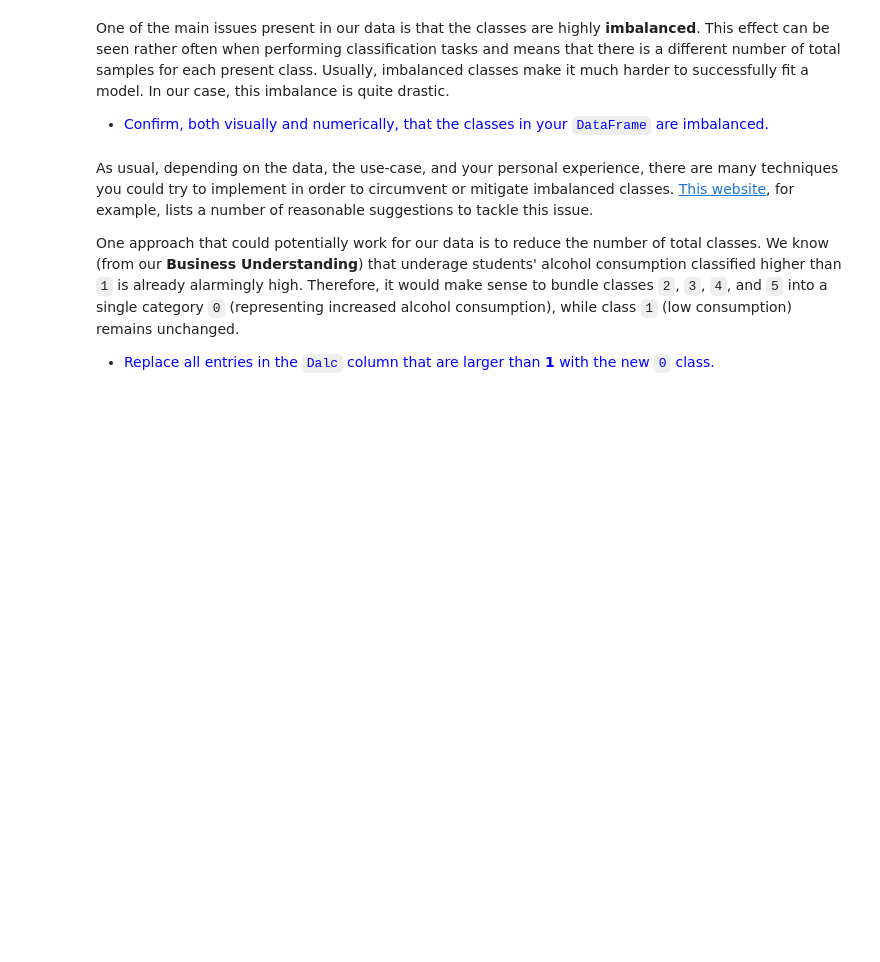
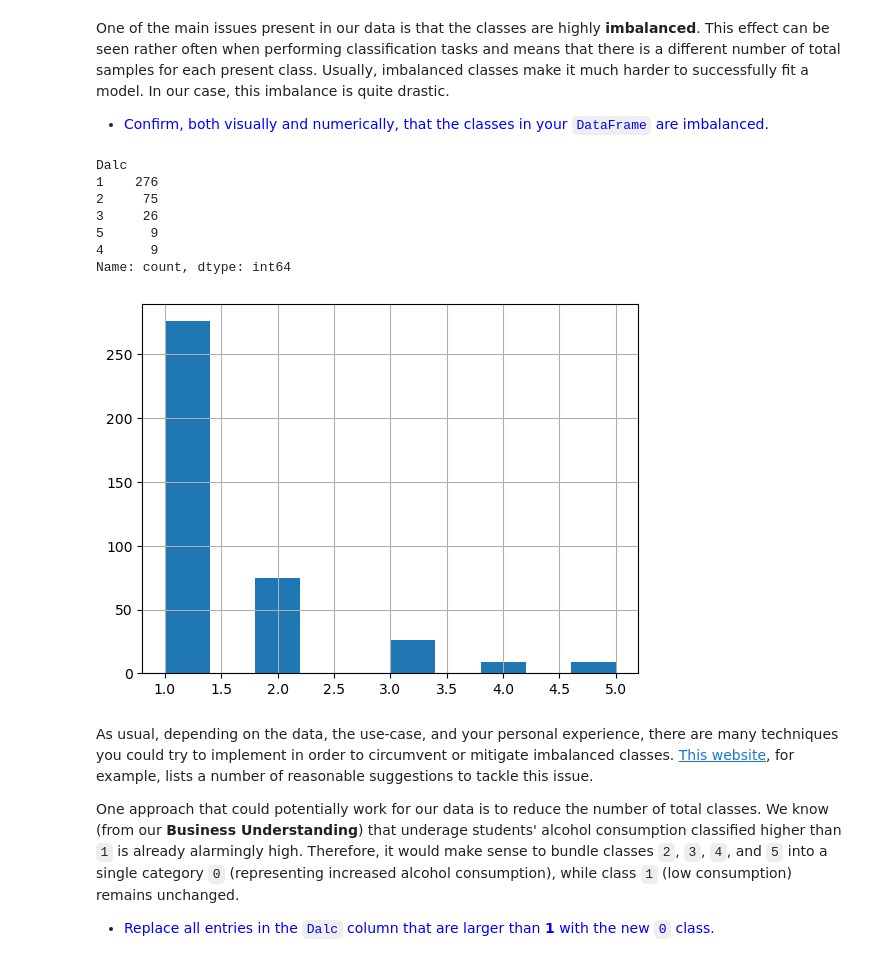
Before and after one commit to osama-alk/DeepLearningInMachineVis-Exercises, a Jupyter notebook: Machine Learning 101/03d_ML_101_P2_Ex.ipynb, the cells around one changed output. Drawn from its saved outputs; the diff is of its cells as text; code cells hidden in the pictures; blank space fills up the shorter version.

```diff
--- a/Machine Learning 101/03d_ML_101_P2_Ex.ipynb
+++ b/Machine Learning 101/03d_ML_101_P2_Ex.ipynb
@@ -21,7 +38,10 @@ The following is needed for **reproducibility** (see [here](https://www.mikulski
 np.random.seed(42)
 # %%
 # Your solution goes here:
+data = pd.read_csv("./data/Student_Survey.csv")
 # %% [markdown]
 * <div style="color:blue">Remove the columns <code>G1</code>, <code>G2</code>, <code>G3</code>, and <code>Walc</code> from your <code>DataFrame</code>.</div>
 # %%
 # Your solution goes here:
+data.drop(['G1','G2','G3','Walc'],axis=1,inplace=True)
+data.head()
@@ -31,0 +78,8 @@ np.random.seed(42)
+# %%
+encoder = OrdinalEncoder()
+
+enc_columns = ["sex","address","famsize","Pstatus","Mjob","Fjob","activities","nursery","higher","internet","romantic"]
+encoder.fit(data[enc_columns])
+data[enc_columns] = encoder.transform(data[enc_columns])
+
+encoder.categories_
@@ -34,6 +100,17 @@ One of the main issues present in our data is that the classes are highly **imba
 * <div style="color:blue">Confirm, both visually and numerically, that the classes in your <code>DataFrame</code> are imbalanced.</div>
 # %%
 # Your solution goes here:
+data.Dalc.hist()
+data.Dalc.value_counts()
+# %% [output]
+Dalc
+1    276
+2     75
+3     26
+5      9
+4      9
+Name: count, dtype: int64
+[figure, added]
 # %% [markdown]
 As usual, depending on the data, the use-case, and your personal experience, there are many techniques you could try to implement in order to circumvent or mitigate imbalanced classes. [This website](https://machinelearningmastery.com/tactics-to-combat-imbalanced-classes-in-your-machine-learning-dataset/), for example, lists a number of reasonable suggestions to tackle this issue.
 
```
Also changed, not shown: parts of 19 cells of this notebook, 1 other file.
